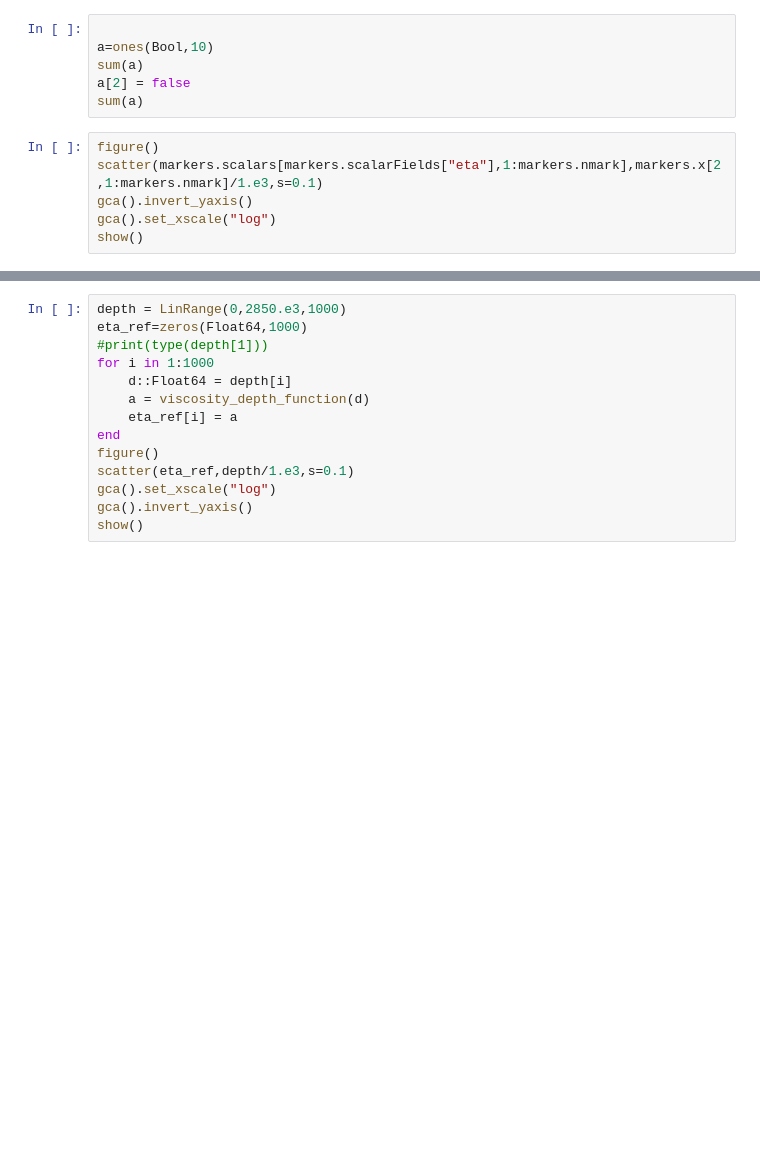
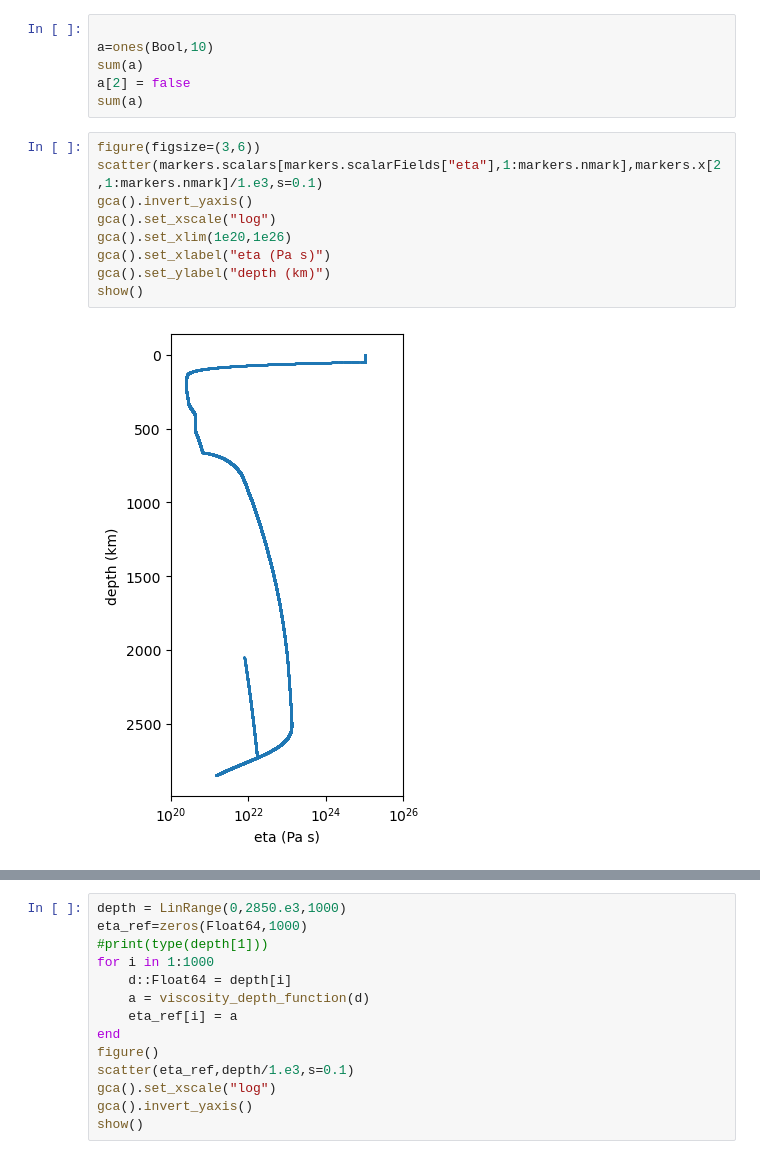
Before and after one commit to maxrudolph/gerya-julia, a Jupyter notebook: M06-Plume.ipynb, the cells around one changed output, grey strips where cells are left out. Drawn from its saved outputs; the diff is of its cells as text; blank space fills up the shorter version.

Commit message:
upadates on Eclplume.jl and plotting

```diff
--- a/M06-Plume.ipynb
+++ b/M06-Plume.ipynb
@@ -762,8 +769,13 @@ sum(a)
 a[2] = false
 sum(a)
 # %%
-figure()
+figure(figsize=(3,6))
 scatter(markers.scalars[markers.scalarFields["eta"],1:markers.nmark],markers.x[2,1:markers.nmark]/1.e3,s=0.1)
 gca().invert_yaxis()
 gca().set_xscale("log")
+gca().set_xlim(1e20,1e26)
+gca().set_xlabel("eta (Pa s)")
+gca().set_ylabel("depth (km)")
 show()
+# %% [output]
+[figure, added]
```
Also changed, not shown: parts of 9 cells of this notebook, 1 other file.
